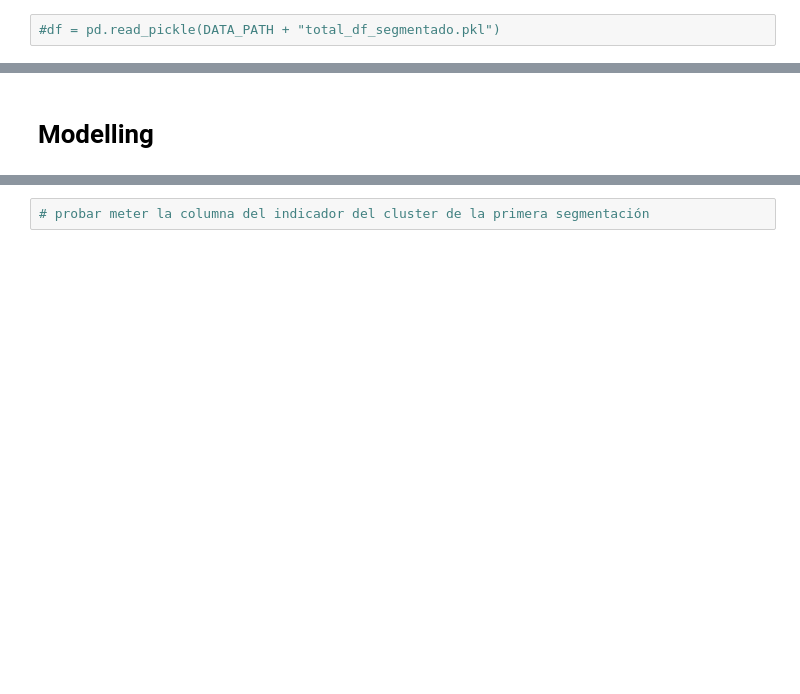
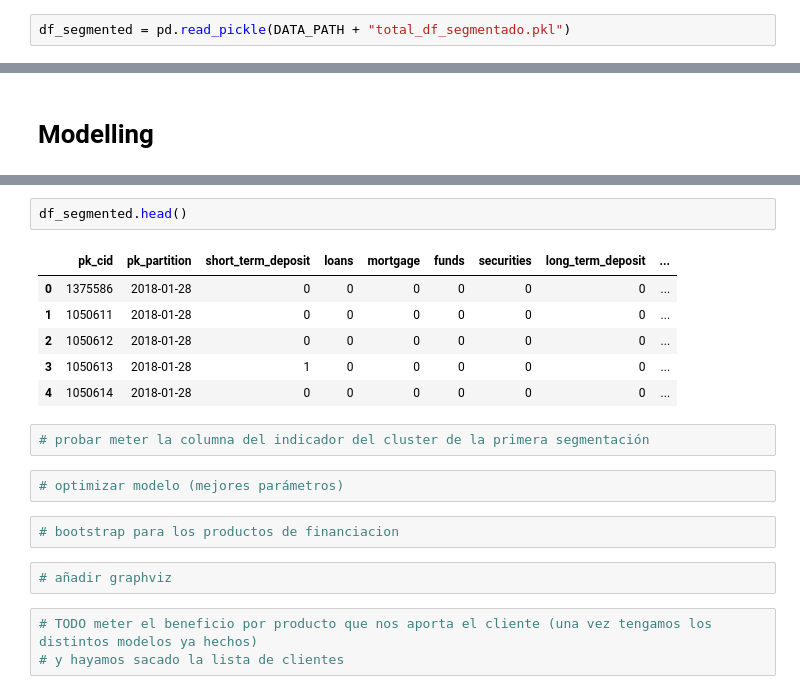
Before and after one commit to gerardtorrent97/easymoney-project, a Jupyter notebook: Recomendacion.ipynb, the cells around one changed output, grey strips where cells are left out. Cells and saved outputs as stored; diff of their text form; blank space fills up the shorter version.

```diff
--- a/Recomendacion.ipynb
+++ b/Recomendacion.ipynb
@@ -36,7 +38,7 @@ RANDOM_STATE = 42
 # %%
 DATA_PATH = "gdrive/MyDrive/EASY_MONEY_NUCLIO/data/"
 # %%
-#df = pd.read_pickle(DATA_PATH + "total_df_segmentado.pkl")
+df_segmented = pd.read_pickle(DATA_PATH + "total_df_segmentado.pkl")
 # %%
 df = pd.read_csv(DATA_PATH + "total_df.csv", sep=";", index_col=0)
 # %%
@@ -825,2 +922,20 @@ y_test_score = dt.predict_proba(X_test)[:,1]
+# %%
+df_segmented.head()
+# %% [output]
+|  | pk_cid | pk_partition | short_term_deposit | loans | mortgage | funds | securities | long_term_deposit | ... |
+| 0 | 1375586 | 2018-01-28 | 0 | 0 | 0 | 0 | 0 | 0 | ... |
+| 1 | 1050611 | 2018-01-28 | 0 | 0 | 0 | 0 | 0 | 0 | ... |
+| 2 | 1050612 | 2018-01-28 | 0 | 0 | 0 | 0 | 0 | 0 | ... |
+| 3 | 1050613 | 2018-01-28 | 1 | 0 | 0 | 0 | 0 | 0 | ... |
+| 4 | 1050614 | 2018-01-28 | 0 | 0 | 0 | 0 | 0 | 0 | ... |
 # %%
 # probar meter la columna del indicador del cluster de la primera segmentación
+# %%
+# optimizar modelo (mejores parámetros)
+# %%
+# bootstrap para los productos de financiacion
+# %%
+# añadir graphviz
+# %%
+# TODO meter el beneficio por producto que nos aporta el cliente (una vez tengamos los distintos modelos ya hechos)
+# y hayamos sacado la lista de clientes
```
Also changed, not shown: parts of 29 cells of this notebook.
